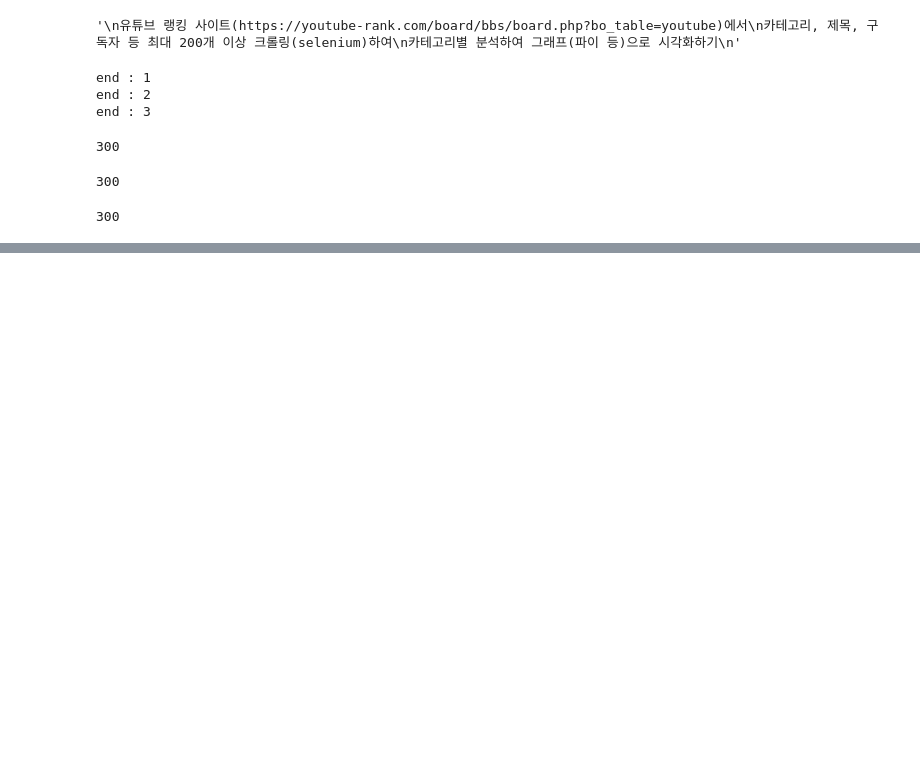
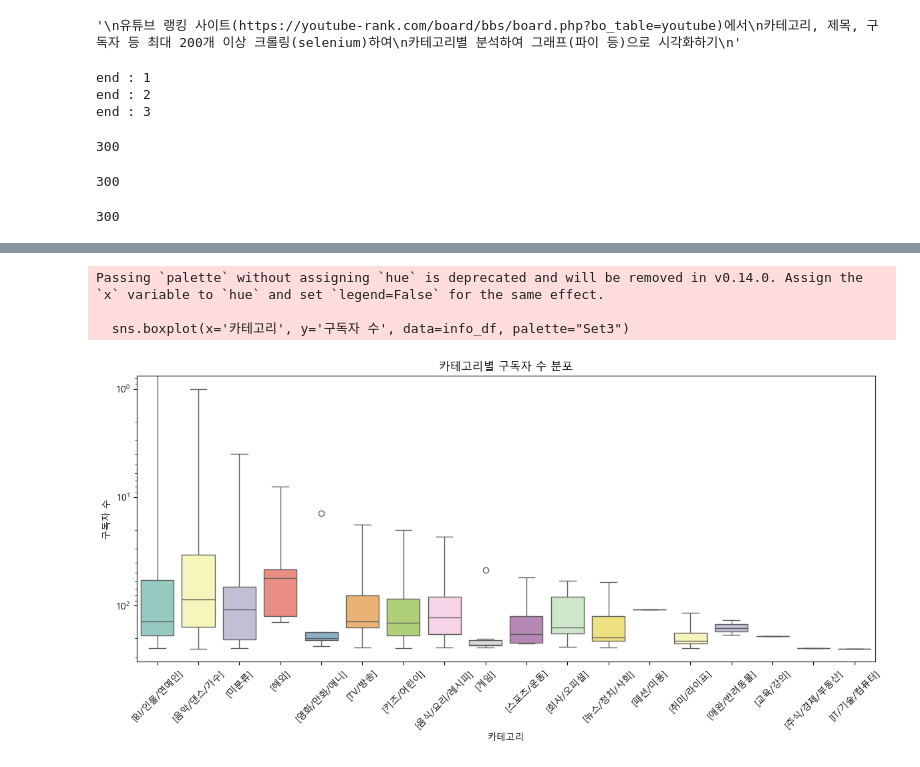
Before and after one commit to jeonggga/SESAC3_Study, a Jupyter notebook: 251208_youtube_ranking.ipynb, the cells around one changed output, grey strips where cells are left out. Cells and saved outputs as stored; diff of their text form; code cells hidden in the pictures; blank space fills up the shorter version.

```diff
--- a/251208_youtube_ranking.ipynb
+++ b/251208_youtube_ranking.ipynb
@@ -138,0 +336,37 @@ len(subscribes_list)
+# %%
+# 그림 크기 설정 (가로 12, 세로 6)
+plt.figure(figsize=(12,6))
+
+# 박스플롯 그리기
+# x축: '카테고리', y축: '구독자 수'
+# palette="Set3" : 색상을 예쁘게 설정
+sns.boxplot(x='카테고리', y='구독자 수', data=info_df, palette="Set3")
+
+# y축을 로그 스케일로 바꾸기
+# 구독자 수 차이가 너무 크기 때문에 큰 값과 작은 값을 비교하기 쉽도록 조정
+plt.yscale('log')  # 로그 스케일 적용
+
+# x축 카테고리 이름 45도 기울이기
+# 글자가 겹치지 않도록 하기 위해
+plt.xticks(rotation=45)
+
+# 그래프 제목 설정
+plt.title("카테고리별 구독자 수 분포")
+
+# y축 이름 설정
+plt.ylabel("구독자 수")
+
+# x축 이름 설정
+plt.xlabel("카테고리")
+
+# 레이아웃 자동 조정
+# 글자나 그림이 잘리지 않도록 조정
+plt.tight_layout()
+
+# 그래프 보여주기
+plt.show()
+# %% [output]
+Passing `palette` without assigning `hue` is deprecated and will be removed in v0.14.0. Assign the `x` variable to `hue` and set `legend=False` for the same effect.
+
+  sns.boxplot(x='카테고리', y='구독자 수', data=info_df, palette="Set3")
+[figure, added]
```
Also changed, not shown: parts of 11 cells of this notebook, 1 other file.
